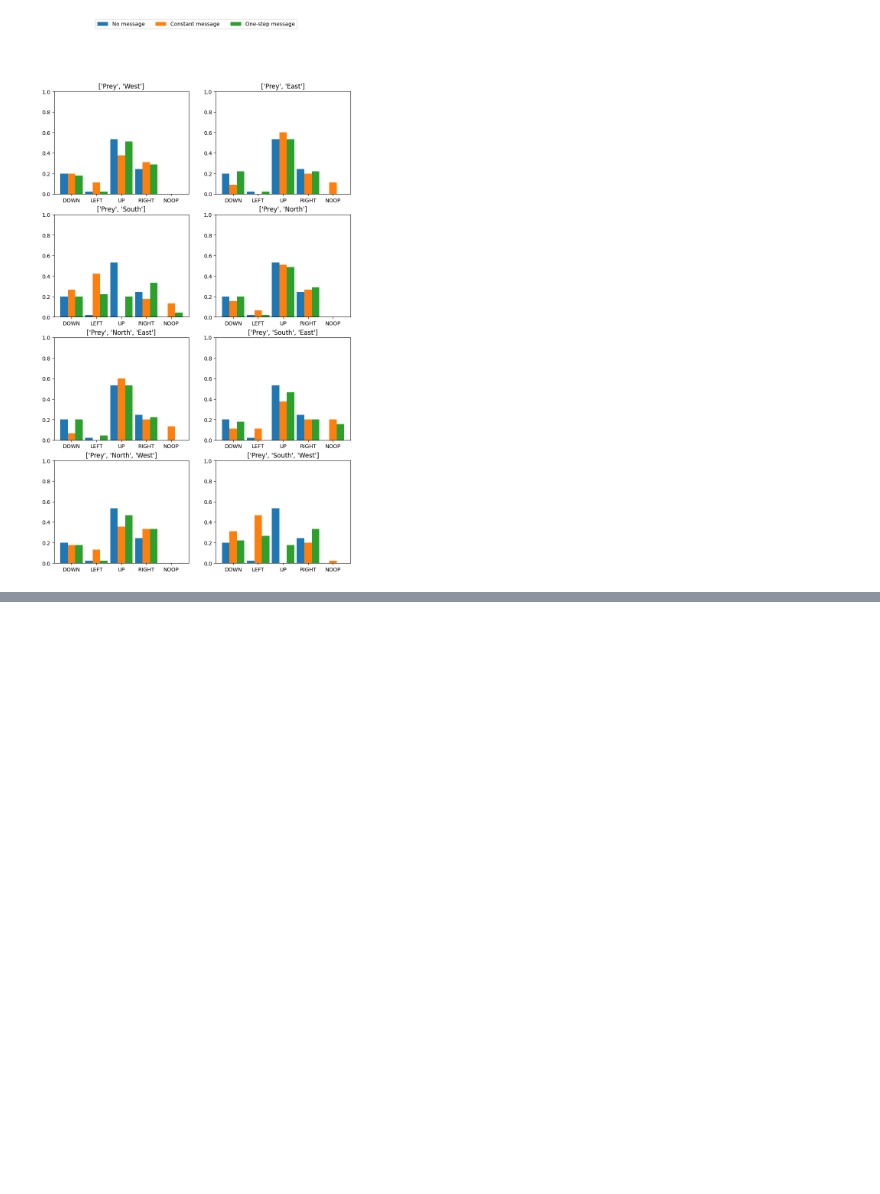
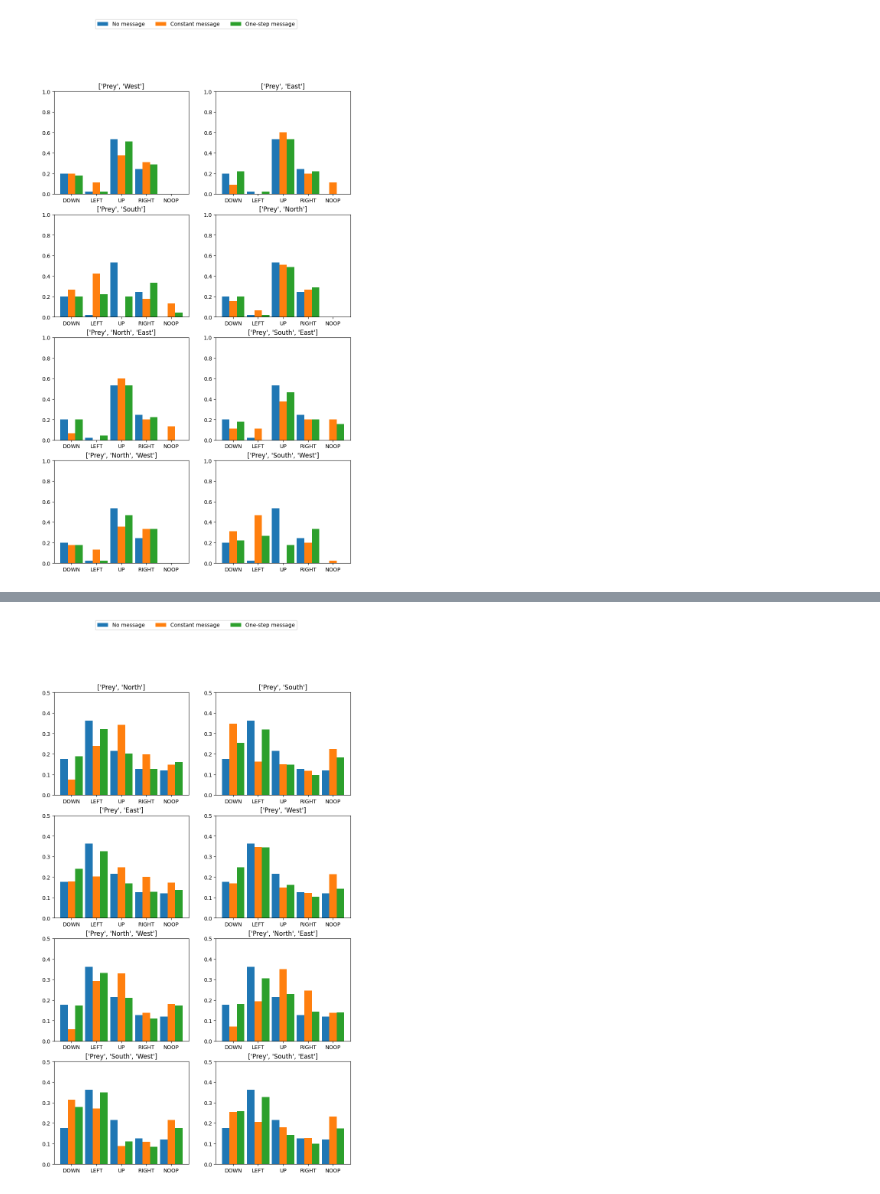
Before and after one commit to Maxtoq/MADRL-PhD-Thesis-Code, a Jupyter notebook: results/LAMARL Eval.ipynb, the cells around one changed output, grey strips where cells are left out. Drawn from its saved outputs; the diff is of its cells as text; code cells hidden in the pictures; blank space fills up the shorter version.

```diff
--- a/results/LAMARL Eval.ipynb
+++ b/results/LAMARL Eval.ipynb
@@ -340,0 +350,8 @@ plot("../results/data/lamarl_interact/9o5SA_Diff_langsup4_center")
+# %%
+cols = logs.columns
+actions = ["DOWN", "LEFT", "UP", "RIGHT", "NOOP"]
+for i in range(5):
+    a_c = [c for c in cols if type(c) is str and c.endswith(str(i))]
+
+    logs[actions[i]] = (logs[a_c[0]] + logs[a_c[1]]) / 1000000
+logs
@@ -340,0 +370,8 @@ plot("../results/data/lamarl_interact/9o5SA_Diff_langsup4_center")
+# %%
+os_logs = pd.read_csv("../results/data/lamarl_interact/2a6-9o5SA_langsup1_random_onestep.csv", index_col=0)
+cols = os_logs.columns
+for i in range(5):
+    a_c = [c for c in cols if type(c) is str and c.endswith(str(i))]
+
+    os_logs[actions[i]] = (os_logs[a_c[0]] + os_logs[a_c[1]]) / 1000000
+os_logs
@@ -340,0 +389,5 @@ plot("../results/data/lamarl_interact/9o5SA_Diff_langsup4_center")
+# %%
+baseline = logs[logs["Message"] == '[]'][["DOWN", "LEFT", "UP", "RIGHT", "NOOP"]]
+const = logs[logs["Message"] != '[]'][["Message", "DOWN", "LEFT", "UP", "RIGHT", "NOOP"]]
+os = os_logs[os_logs["Message"] != '[]'][["Message", "DOWN", "LEFT", "UP", "RIGHT", "NOOP"]]
+os
@@ -340,0 +416,20 @@ plot("../results/data/lamarl_interact/9o5SA_Diff_langsup4_center")
+# %%
+messages = logs["Message"][:-1].tolist()
+
+fig, axs = plt.subplots(4, 2, figsize=(10, 16))
+
+for i, m in enumerate(messages):
+    d = {
+        "No message": baseline.iloc[0].tolist(),
+        "Constant message": const[const["Message"] == m].iloc[0].tolist()[1:],
+        "One-step message": os[os["Message"] == m].iloc[0].tolist()[1:]}
+    df = pd.DataFrame(d)
+
+    df.plot.bar(rot=0, width=0.9, ax=axs[i // 2, i % 2], legend=False, title=m, ylim=(0.0, 0.5))
+    axs[i // 2, i % 2].set_xticklabels(actions)
+
+
+fig.legend(["No message", "Constant message", "One-step message"],loc = 'upper center', ncols=3)
+plt.savefig("/home/doctoq/Desktop/Rédac/LAMAC_figs/interact.svg", bbox_inches="tight")
+# %% [output]
+[figure, added]
```
Also changed, not shown: parts of 5 cells of this notebook, 1 other file.
